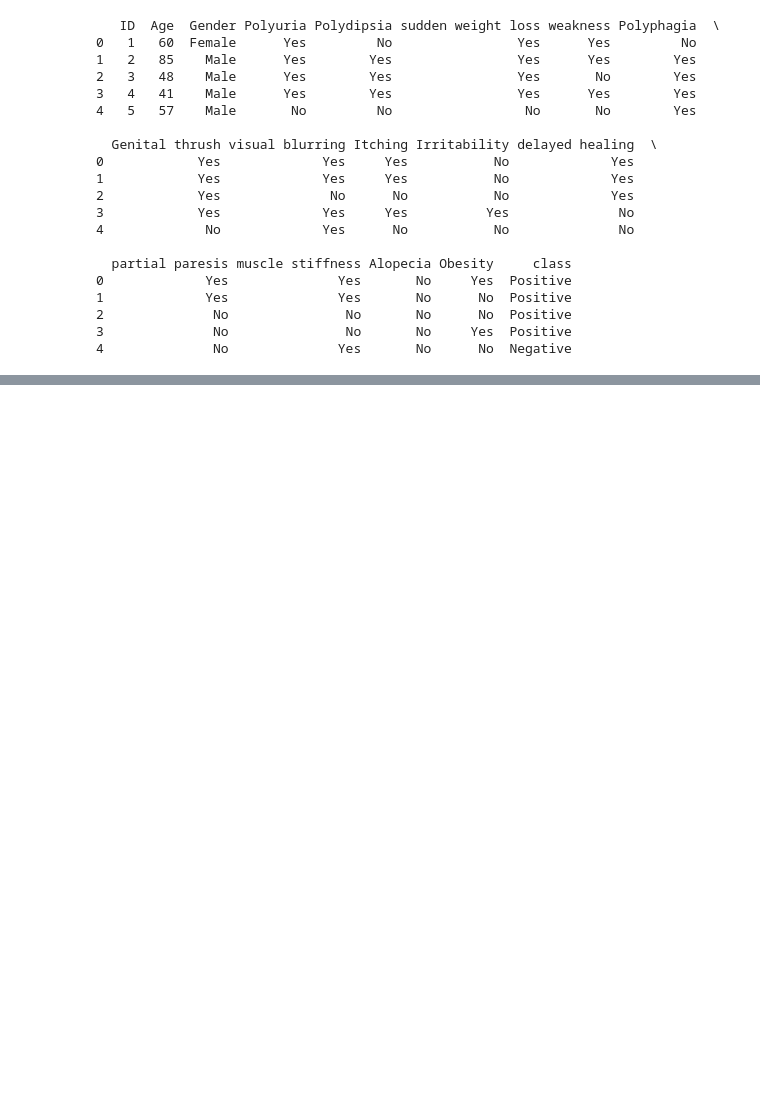
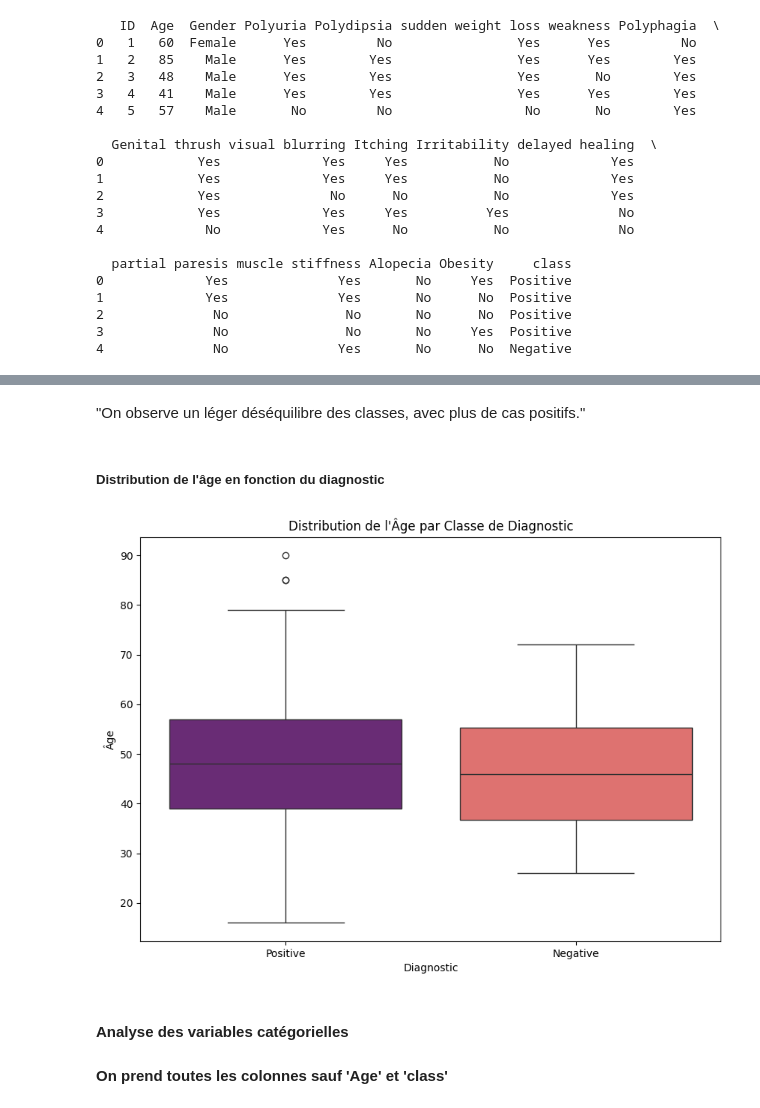
Before and after one commit to gprodi/diabete_simplon, a Jupyter notebook: diabete_v1.ipynb, the cells around one changed output, grey strips where cells are left out. Drawn from its saved outputs; the diff is of its cells as text; code cells hidden in the pictures; blank space fills up the shorter version.

```diff
--- a/diabete_v1.ipynb
+++ b/diabete_v1.ipynb
@@ -237,0 +124,16 @@ Dataset préparé sauvegardé sous 'data/diabtes_clean.csv'
+# %% [markdown]
+"On observe un léger déséquilibre des classes, avec plus de cas positifs."
+# %% [markdown]
+##### Distribution de l'âge en fonction du diagnostic
+# %%
+plt.figure(figsize=(10, 7))
+sns.boxplot(x='class', y='Age', data=df, palette='magma')
+plt.title('Distribution de l\'Âge par Classe de Diagnostic')
+plt.xlabel('Diagnostic')
+plt.ylabel('Âge')
+plt.show()
+# %% [output]
+[figure, added]
+# %% [markdown]
+#### Analyse des variables catégorielles
+#### On prend toutes les colonnes sauf 'Age' et 'class'
```
Also changed, not shown: parts of 50 cells of this notebook, 1 other file.
